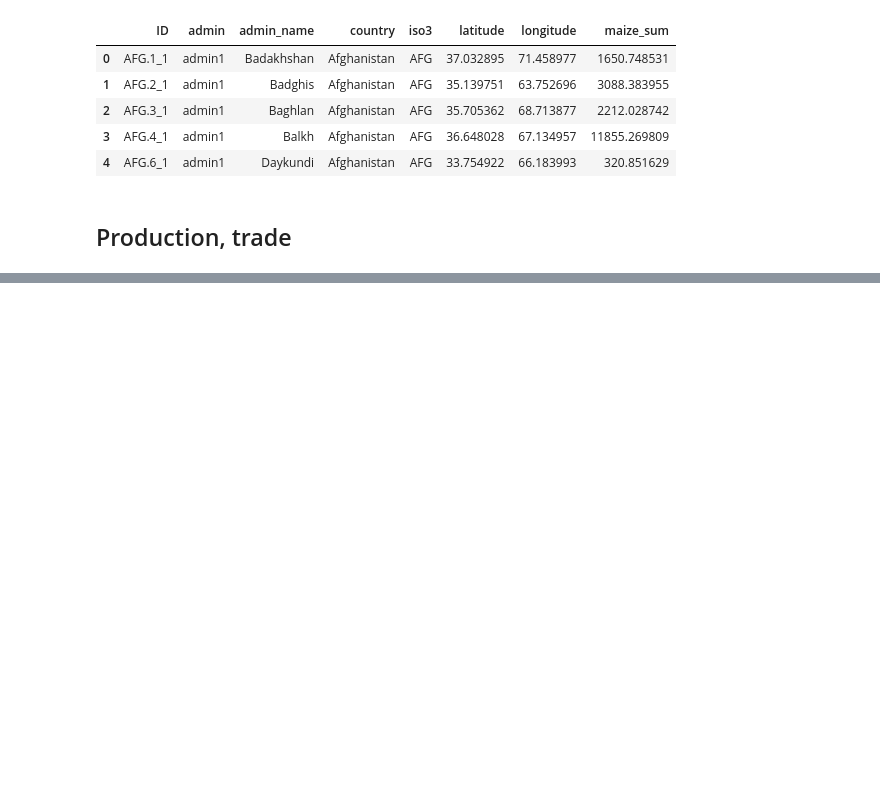
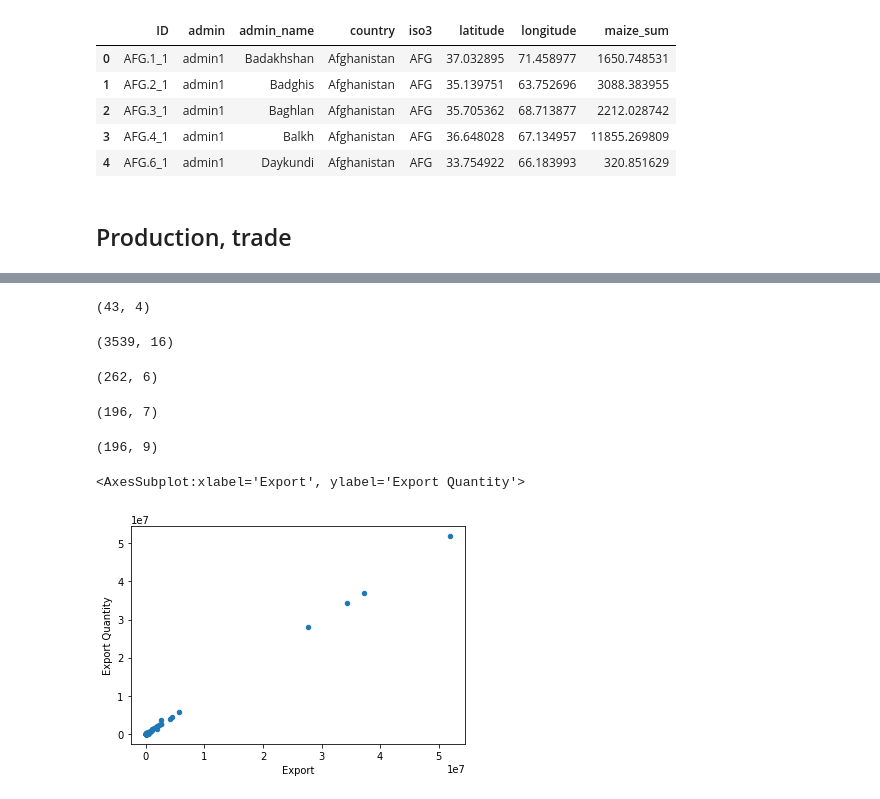
Before and after one commit to shrutijain90/food_trade_networks, a Jupyter notebook: food_trade/demand_supply/sub_national_ds.ipynb, the cells around one changed output, grey strips where cells are left out. Saved outputs shown, nothing was run; the diff lists cells and outputs as text; code cells hidden in the pictures; blank space fills up the shorter version.

```diff
--- a/food_trade/demand_supply/sub_national_ds.ipynb
+++ b/food_trade/demand_supply/sub_national_ds.ipynb
@@ -203,0 +373,4 @@ array(['United Kingdom', 'Afghanistan', 'Angola', 'Åland', 'Albania',
+# %%
+overall[overall.isna().any(axis=1)][['Area', 'Area Code (M49)', 'country', 'iso3']].drop_duplicates().shape
+# %% [output]
+(43, 4)
@@ -203,0 +379,4 @@ array(['United Kingdom', 'Afghanistan', 'Angola', 'Åland', 'Albania',
+# %%
+overall.shape
+# %% [output]
+(3539, 16)
@@ -203,0 +394,25 @@ array(['United Kingdom', 'Afghanistan', 'Angola', 'Åland', 'Albania',
+# %%
+trade_fao = trade_fao[(trade_fao['Item']==item) & (trade_fao['Year']==year) & (trade_fao['Unit']=='tonnes')]
+# %%
+trade_fao = pd.pivot(trade_fao, index=['Area', 'Item', 'Year', 'Unit'], columns = 'Element',values = 'Value').reset_index()
+trade_fao = trade_fao.fillna(0)
+# %%
+trade_fao.shape
+# %% [output]
+(262, 6)
+# %%
+trade.shape
+# %% [output]
+(196, 7)
+# %%
+f = trade.merge(trade_fao, how='left')
+f.shape
+# %% [output]
+(196, 9)
+# %%
+f = f.fillna(0)
+# %%
+f.plot.scatter('Export', 'Export Quantity')
+# %% [output]
+<AxesSubplot:xlabel='Export', ylabel='Export Quantity'>
+[figure, added]
```
Also changed, not shown: parts of 90 cells of this notebook.
